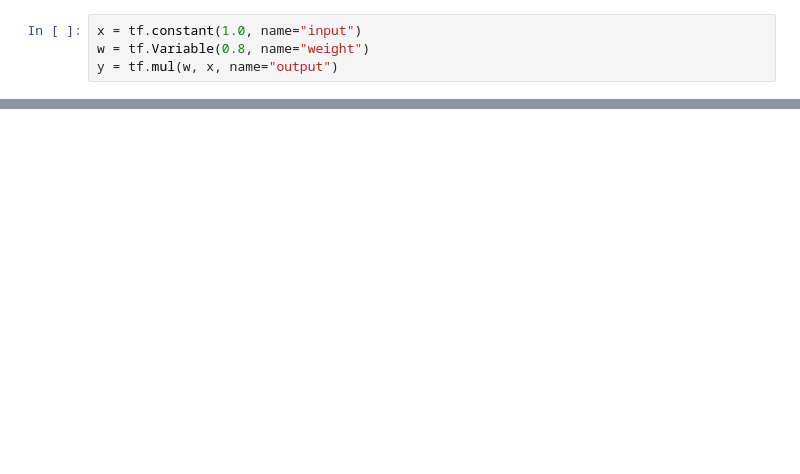
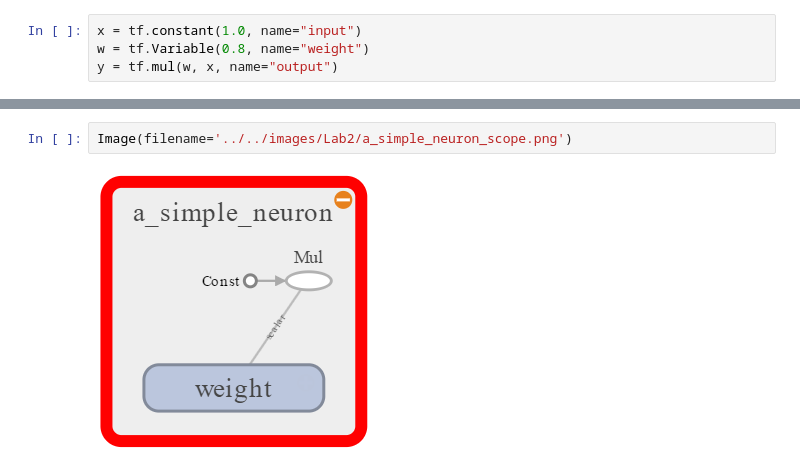
Before and after one commit to chauvm/tensorflow_tutorials, a Jupyter notebook: tutorials/tensorflow/Lab 2 - Tutorial 1 - Overview.ipynb, the cells around one changed output, grey strips where cells are left out. Saved outputs shown, nothing was run; the diff lists cells and outputs as text; blank space fills up the shorter version.

```diff
--- a/tutorials/tensorflow/Lab 2 - Tutorial 1 - Overview.ipynb
+++ b/tutorials/tensorflow/Lab 2 - Tutorial 1 - Overview.ipynb
@@ -219,0 +243,4 @@ We see the operation names in the graph.
+# %%
+Image(filename='../../images/Lab2/a_simple_neuron_scope.png')
+# %% [output]
+[figure, added]
```
Also changed, not shown: parts of 47 cells of this notebook, 3 other files.
